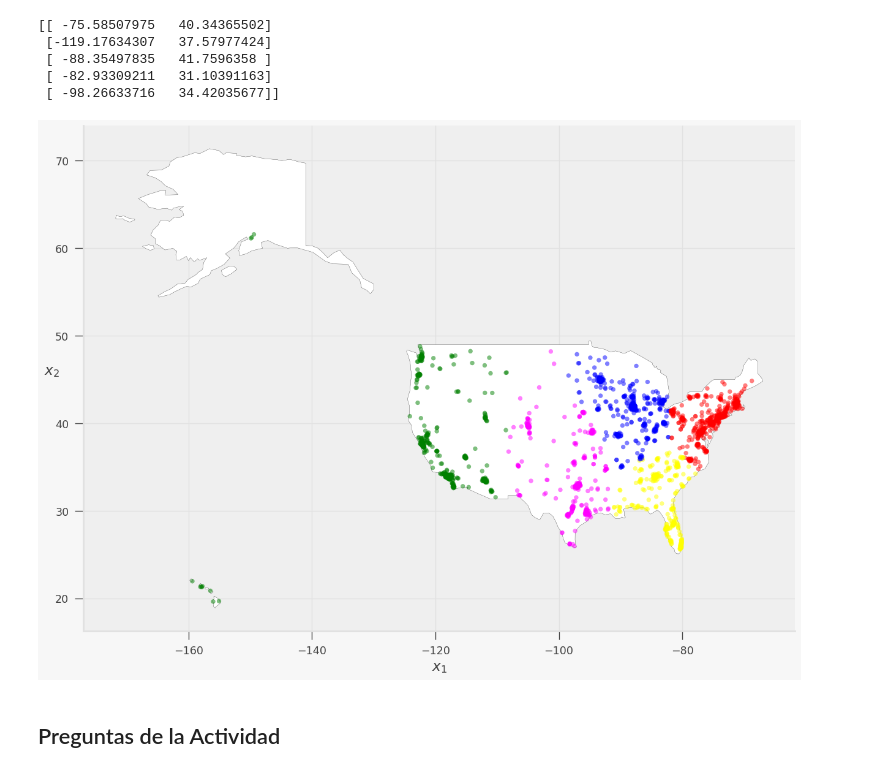
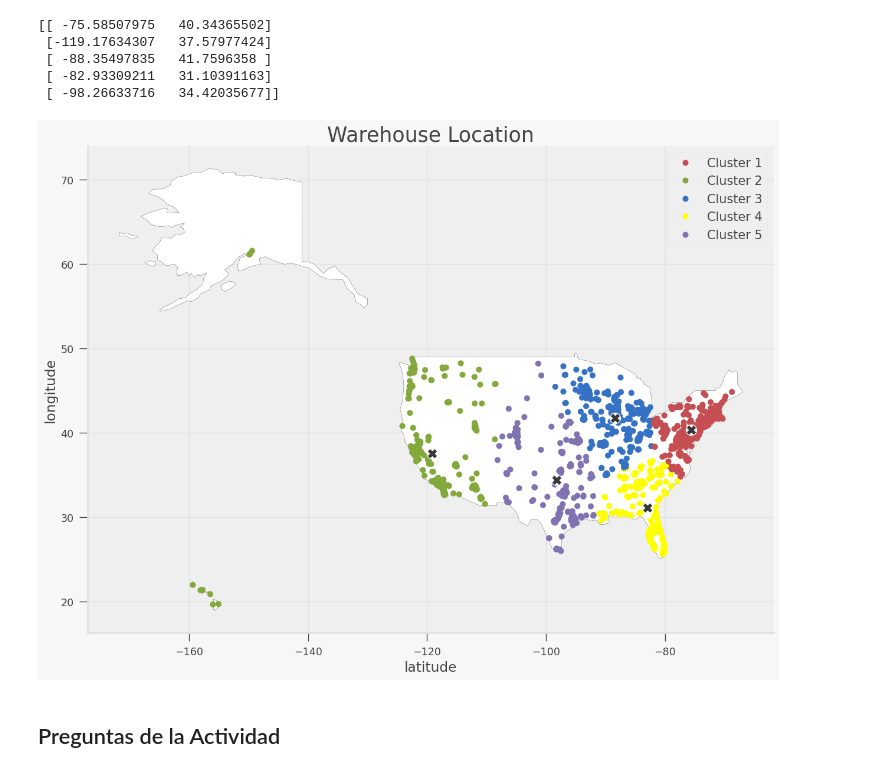
Before and after one commit to PosgradoMNA/actividades-de-aprendizaje-armandoBringas-a01200230, a Jupyter notebook: Activity_week_8/Actividad-7-Regresiones_y_K-means/TecMty_kmeans_target.ipynb, the cells around one changed output. Saved outputs shown, nothing was run; the diff lists cells and outputs as text; code cells hidden in the pictures.

```diff
--- a/Activity_week_8/Actividad-7-Regresiones_y_K-means/TecMty_kmeans_target.ipynb
+++ b/Activity_week_8/Actividad-7-Regresiones_y_K-means/TecMty_kmeans_target.ipynb
@@ -211,8 +213,12 @@ Nota: si te llama la atención implementar alguna otra visualización con otra l
 ### Declaración de Funciones para la graficación de las localizaciones de los almacenes
 # %%
 def plot_clusters(X, y_pred, k):
-    assign_classes=['Cluster 1', 'Cluster 2', 'Cluster 3']
-    colors = ListedColormap(['r','b','g'])
+    if k == 3:
+        assign_classes=['Cluster 1', 'Cluster 2', 'Cluster 3']
+        colors = ListedColormap(['r','b','g'])
+    elif k == 5:
+        assign_classes=['Cluster 1', 'Cluster 2', 'Cluster 3', 'Cluster 4', 'Cluster 5']
+        colors = ListedColormap(['r','g','b','yellow','m'])
 
     scatter = plt.scatter(
         df.loc[:, ['longitude']], df.loc[:, ['latitude']],
@@ -322,28 +404,10 @@ print(centroids)
  [ -88.35497835   41.7596358 ]
  [ -82.93309211   31.10391163]
  [ -98.26633716   34.42035677]]
-# %%
-def plot_clusters(X, y=None):
-    colors=['red','green','blue', 'yellow', 'magenta']
-    assign_color=[]
-
-    for row in y_pred:
-        assign_color.append(colors[row])
-
-    plt.scatter(df.loc[:, ['longitude']], df.loc[:, ['latitude']], c=assign_color, s=25, alpha = 0.5)
-    plt.xlabel("$x_1$")
-    plt.ylabel("$x_2$", rotation=0)
-
-
-fig, gax = plt.subplots()
-fig.set_figheight(15)
-fig.set_figwidth(15)
-world.query("name == 'United States of America'").plot(ax = gax, edgecolor='black', color='white')
-plot_clusters(X)
-plt.gca().set_axisbelow(True)
-plt.show()
-# %% [output]
-[figure, removed]
+# %%
+plot_map(X, y_pred, k, centroids)
+# %% [output]
+[figure, added]
 # %% [markdown]
 ## Preguntas de la Actividad
 # %% [markdown]
```
Also changed, not shown: parts of 13 cells of this notebook.
